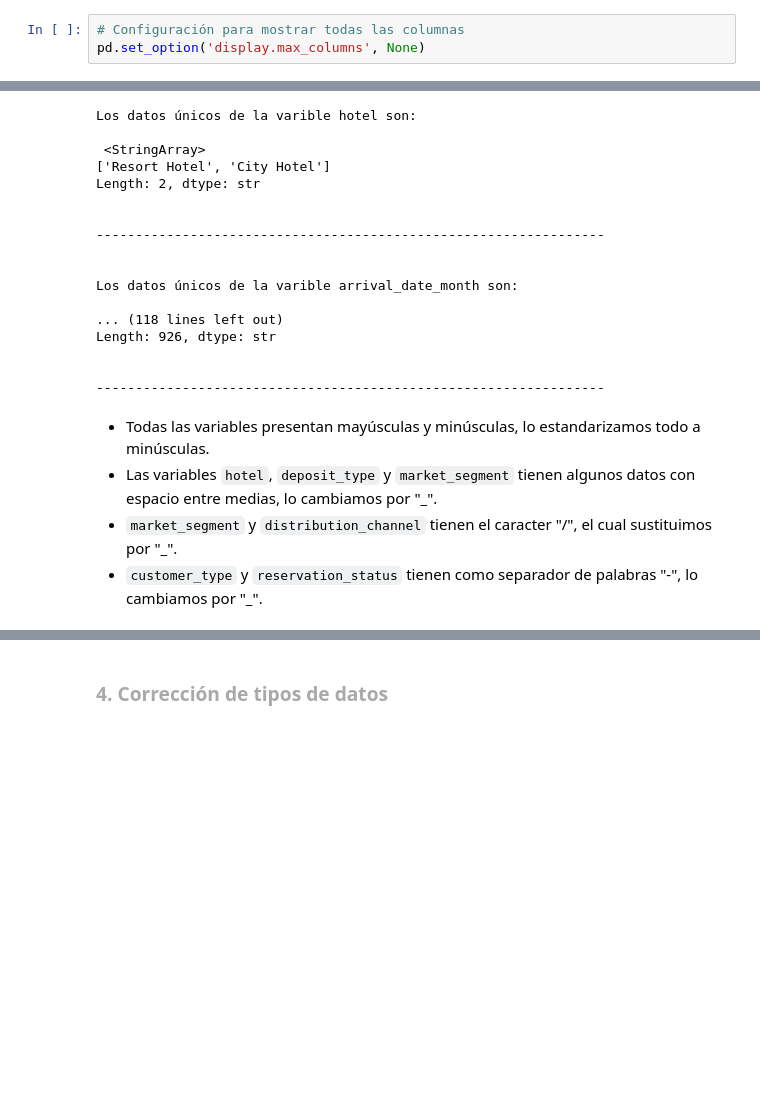
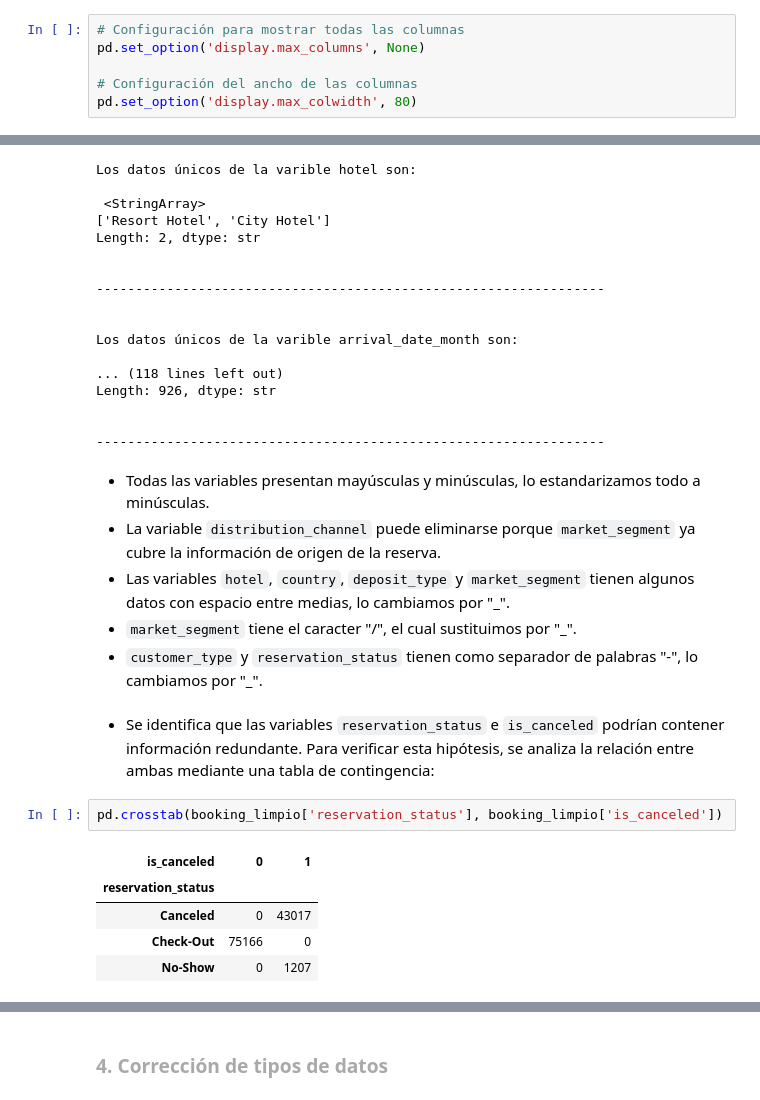
Before and after one commit to lorenalopezarenas/Booking_Reviews, a Jupyter notebook: notebooks/02. Limpieza.ipynb, the cells around one changed output, grey strips where cells are left out. Cells and saved outputs as stored; diff of their text form; blank space fills up the shorter version.

```diff
--- a/notebooks/02. Limpieza.ipynb
+++ b/notebooks/02. Limpieza.ipynb
@@ -35,6 +36,9 @@ reviews_raw = pd.read_csv("../data/raw/hotel_reviews.csv")
 # %%
 # Configuración para mostrar todas las columnas
 pd.set_option('display.max_columns', None)
+
+# Configuración del ancho de las columnas
+pd.set_option('display.max_colwidth', 80)
 # %% [markdown]
 ---
 ---
@@ -129,6 +108,17 @@ Length: 926, dtype: str
 -----------------------------------------------------------------
 # %% [markdown]
 - Todas las variables presentan mayúsculas y minúsculas, lo estandarizamos todo a minúsculas.
-- Las variables `hotel`, `deposit_type` y `market_segment` tienen algunos datos con espacio entre medias, lo cambiamos por "_".
-- `market_segment` y `distribution_channel` tienen el caracter "/", el cual sustituimos por "_".
+- La variable `distribution_channel` puede eliminarse porque `market_segment` ya cubre la información de origen de la reserva.
+- Las variables `hotel`, `country`, `deposit_type` y `market_segment` tienen algunos datos con espacio entre medias, lo cambiamos por "_".
+- `market_segment` tiene el caracter "/", el cual sustituimos por "_".
 - `customer_type` y `reservation_status` tienen como separador de palabras "-", lo cambiamos por "_".
+# %% [markdown]
+- Se identifica que las variables `reservation_status` e `is_canceled` podrían contener información redundante. Para verificar esta hipótesis, se analiza la relación entre ambas mediante una tabla de contingencia:
+# %%
+pd.crosstab(booking_limpio['reservation_status'], booking_limpio['is_canceled'])
+# %% [output]
+| is_canceled | 0 | 1 |
+| reservation_status |  |  |
+| Canceled | 0 | 43017 |
+| Check-Out | 75166 | 0 |
+| No-Show | 0 | 1207 |
```
Also changed, not shown: parts of 104 cells of this notebook, 1 other file.
